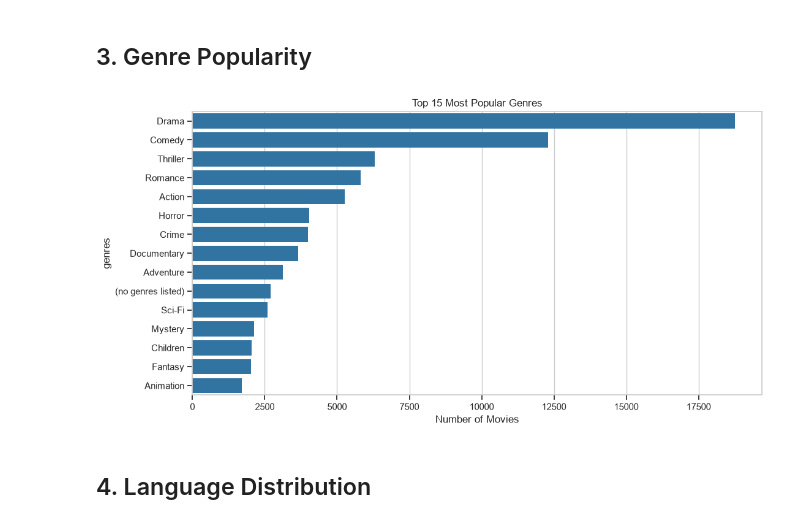
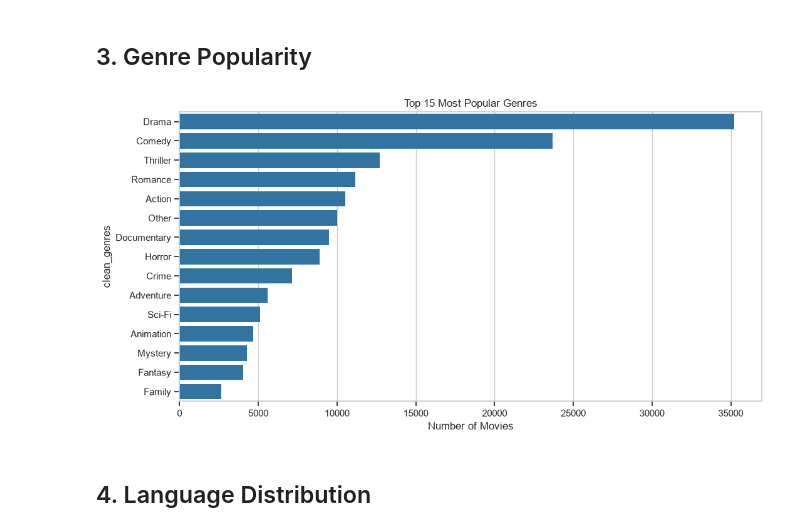
Before and after one commit to Aryanshah010/recosys, a Jupyter notebook: notebooks/01_eda_movielens_tmdb.ipynb, the cells around one changed output. Saved outputs shown, nothing was run; the diff lists cells and outputs as text; code cells hidden in the pictures.

```diff
--- a/notebooks/01_eda_movielens_tmdb.ipynb
+++ b/notebooks/01_eda_movielens_tmdb.ipynb
@@ -46,17 +46,17 @@ plt.show()
 # %% [markdown]
 ## 3. Genre Popularity
 # %%
-all_genres = movies_df['genres'].str.split('|').explode()
+all_genres = movies_df['clean_genres'].str.split('|').explode()
 genre_counts = all_genres.value_counts().head(15)
 
 plt.figure(figsize=(12, 6))
 sns.barplot(x=genre_counts.values, y=genre_counts.index)
 plt.title('Top 15 Most Popular Genres')
 plt.xlabel('Number of Movies')
 plt.savefig(f'{FIG_DIR}/02_genre_popularity.png', bbox_inches='tight')
 plt.show()
 # %% [output]
-[figure, old version]
+[figure, new version]
 # %% [markdown]
 ## 4. Language Distribution
 # %%
```
Also changed, not shown: parts of 3 cells of this notebook, 19 other files.
